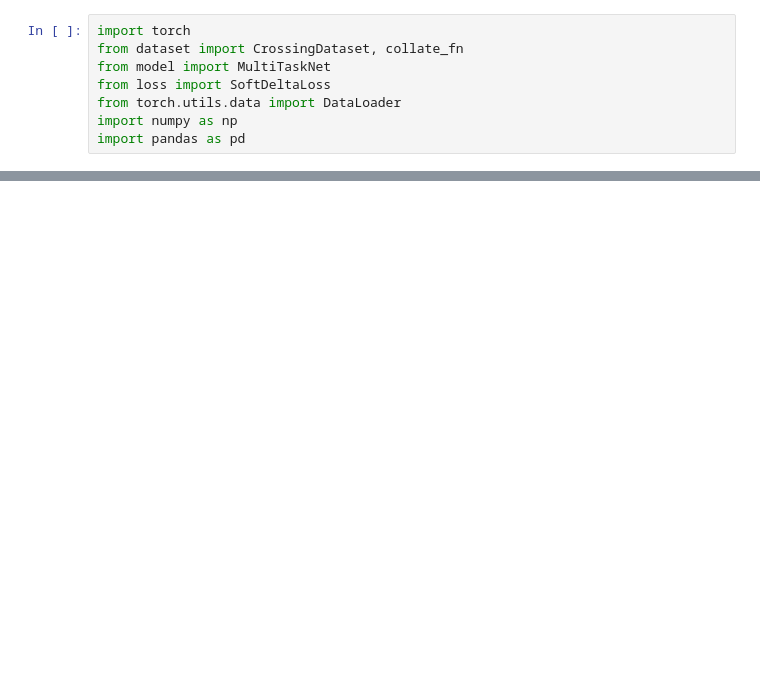
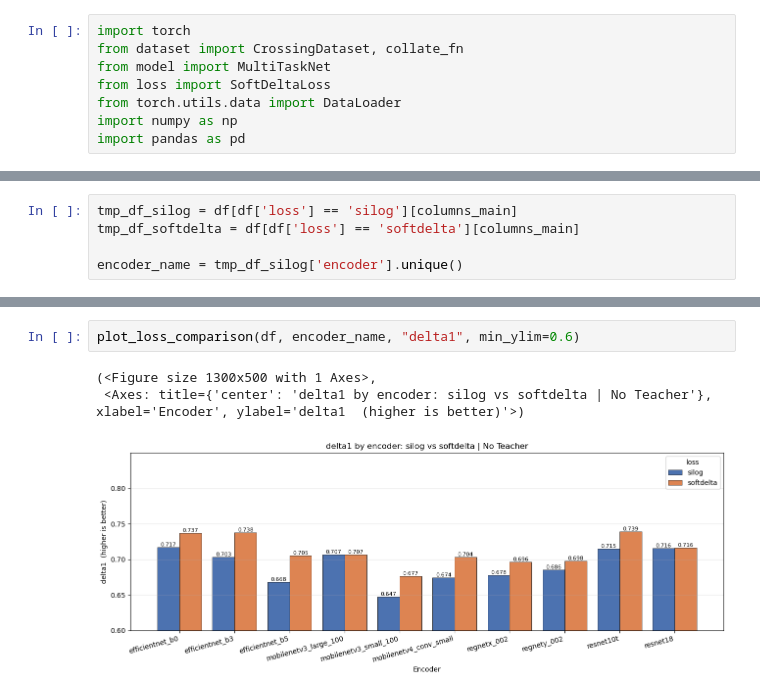
Before and after one commit to godofinvoker44/SparseCompletion, a Jupyter notebook: evaluation.ipynb, the cells around one changed output, grey strips where cells are left out. Cells and saved outputs as stored; diff of their text form; blank space fills up the shorter version.

```diff
--- a/evaluation.ipynb
+++ b/evaluation.ipynb
@@ -34,0 +109,5 @@ df.head(10)
+# %%
+tmp_df_silog = df[df['loss'] == 'silog'][columns_main]
+tmp_df_softdelta = df[df['loss'] == 'softdelta'][columns_main]
+
+encoder_name = tmp_df_silog['encoder'].unique()
@@ -34,0 +163,6 @@ df.head(10)
+# %%
+plot_loss_comparison(df, encoder_name, "delta1", min_ylim=0.6)
+# %% [output]
+(<Figure size 1300x500 with 1 Axes>,
+ <Axes: title={'center': 'delta1 by encoder: silog vs softdelta | No Teacher'}, xlabel='Encoder', ylabel='delta1  (higher is better)'>)
+[figure, added]
```
Also changed, not shown: parts of 13 cells of this notebook, 1 other file.
